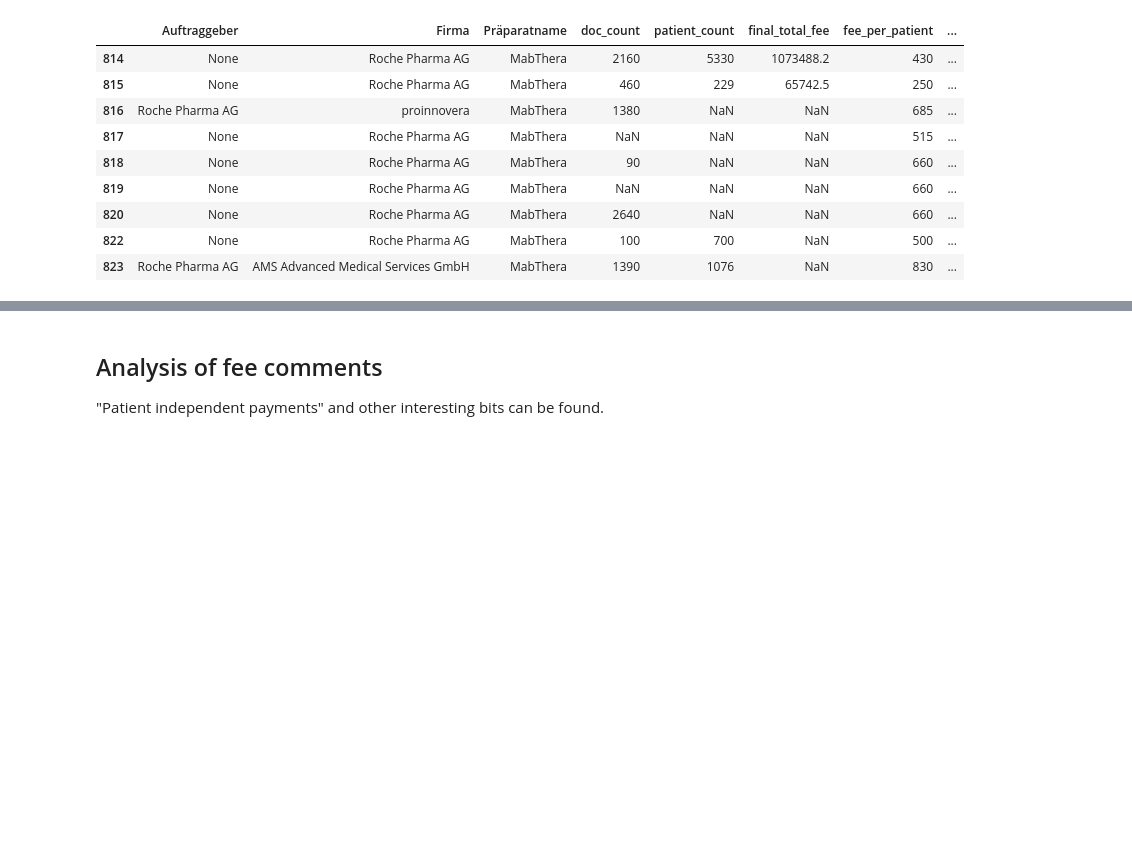
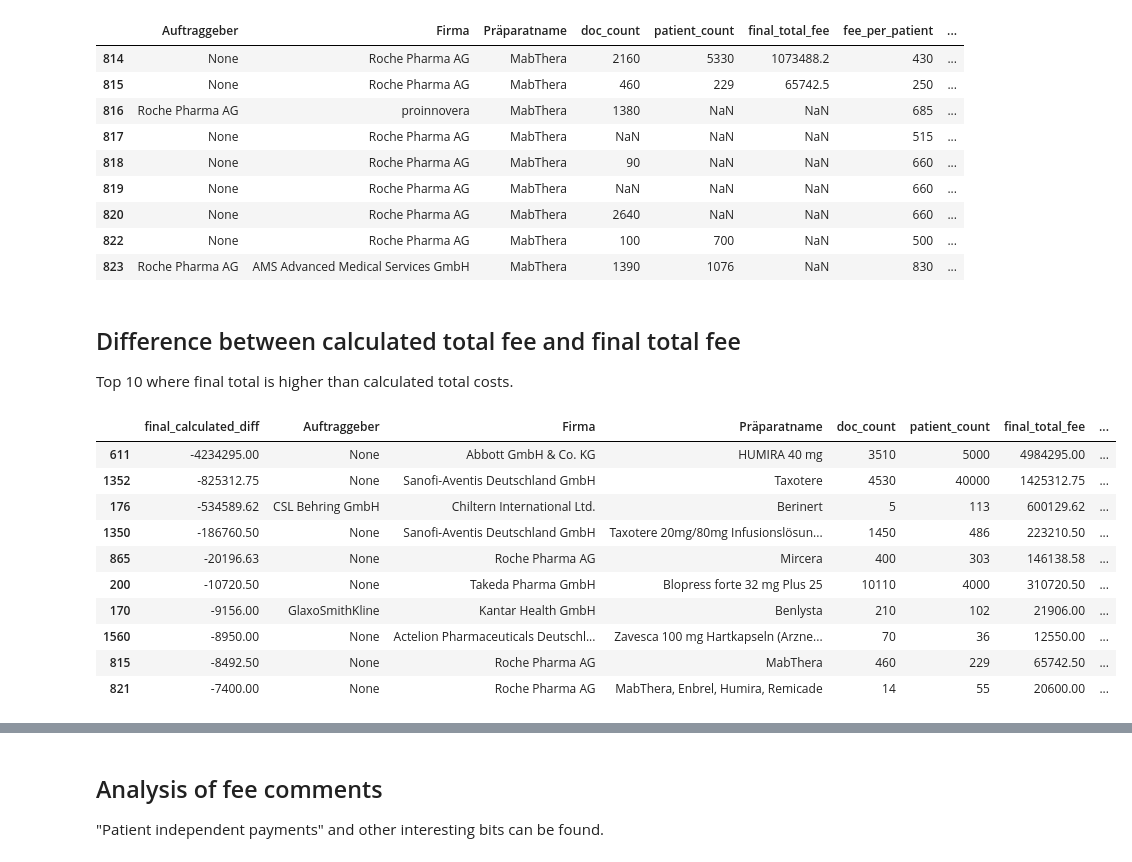
Before and after one commit to swkasica/awb-notebook, a Jupyter notebook: awb_meldungen.ipynb, the cells around one changed output, grey strips where cells are left out. Saved outputs shown, nothing was run; the diff lists cells and outputs as text; code cells hidden in the pictures; blank space fills up the shorter version.

```diff
--- a/awb_meldungen.ipynb
+++ b/awb_meldungen.ipynb
@@ -591,3 +591,22 @@ df_awb[df_awb['Präparatname'] == 'MabThera'][awbv]
 | 820 | None | Roche Pharma AG | MabThera | 2640 | NaN | NaN | 660 | ... |
 | 822 | None | Roche Pharma AG | MabThera | 100 | 700 | NaN | 500 | ... |
 | 823 | Roche Pharma AG | AMS Advanced Medical Services GmbH | MabThera | 1390 | 1076 | NaN | 830 | ... |
+# %% [markdown]
+## Difference between calculated total fee and final total fee
+
+Top 10 where final total is higher than calculated total costs.
+# %%
+df_awb['final_calculated_diff'] = df_awb['calculated_total_fee'] - df_awb['final_total_fee']
+df_awb.sort_values('final_calculated_diff').head(10)[['final_calculated_diff'] + awbv]
+# %% [output]
+|  | final_calculated_diff | Auftraggeber | Firma | Präparatname | doc_count | patient_count | final_total_fee | ... |
+| 611 | -4234295.00 | None | Abbott GmbH & Co. KG | HUMIRA 40 mg | 3510 | 5000 | 4984295.00 | ... |
+| 1352 | -825312.75 | None | Sanofi-Aventis Deutschland GmbH | Taxotere | 4530 | 40000 | 1425312.75 | ... |
+| 176 | -534589.62 | CSL Behring GmbH | Chiltern International Ltd. | Berinert | 5 | 113 | 600129.62 | ... |
+| 1350 | -186760.50 | None | Sanofi-Aventis Deutschland GmbH | Taxotere 20mg/80mg Infusionslösun... | 1450 | 486 | 223210.50 | ... |
+| 865 | -20196.63 | None | Roche Pharma AG | Mircera | 400 | 303 | 146138.58 | ... |
+| 200 | -10720.50 | None | Takeda Pharma GmbH | Blopress forte 32 mg Plus 25 | 10110 | 4000 | 310720.50 | ... |
+| 170 | -9156.00 | GlaxoSmithKline | Kantar Health GmbH | Benlysta | 210 | 102 | 21906.00 | ... |
+| 1560 | -8950.00 | None | Actelion Pharmaceuticals Deutschl... | Zavesca 100 mg Hartkapseln (Arzne... | 70 | 36 | 12550.00 | ... |
+| 815 | -8492.50 | None | Roche Pharma AG | MabThera | 460 | 229 | 65742.50 | ... |
+| 821 | -7400.00 | None | Roche Pharma AG | MabThera, Enbrel, Humira, Remicade | 14 | 55 | 20600.00 | ... |
```
Also changed, not shown: parts of 6 cells of this notebook.
